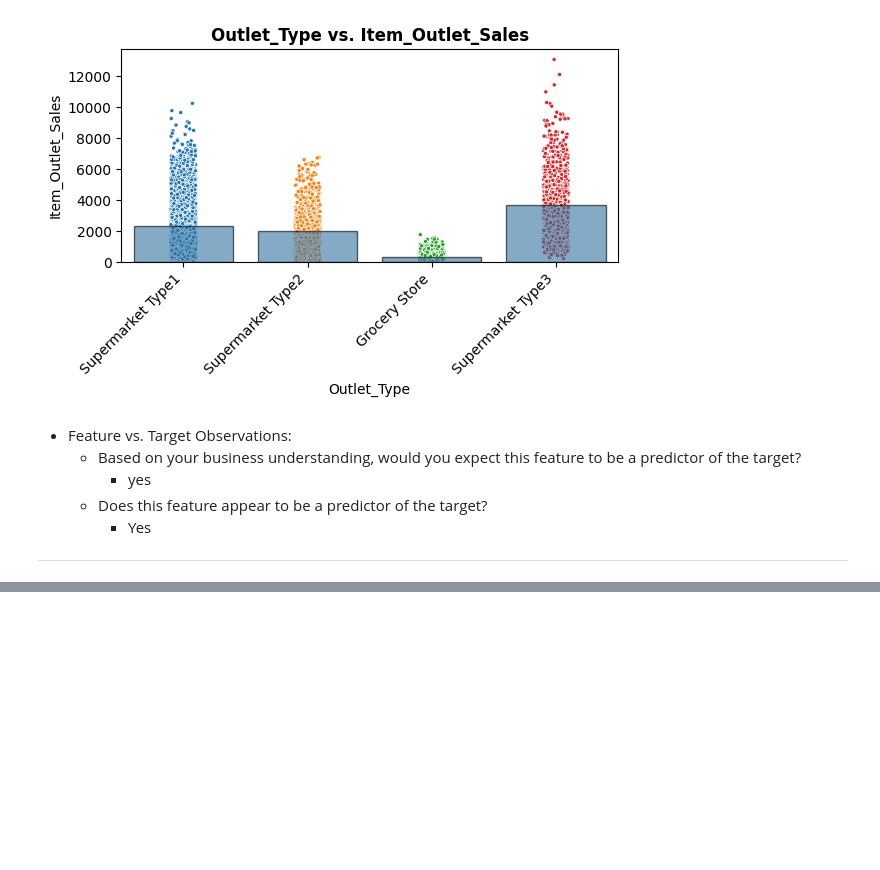
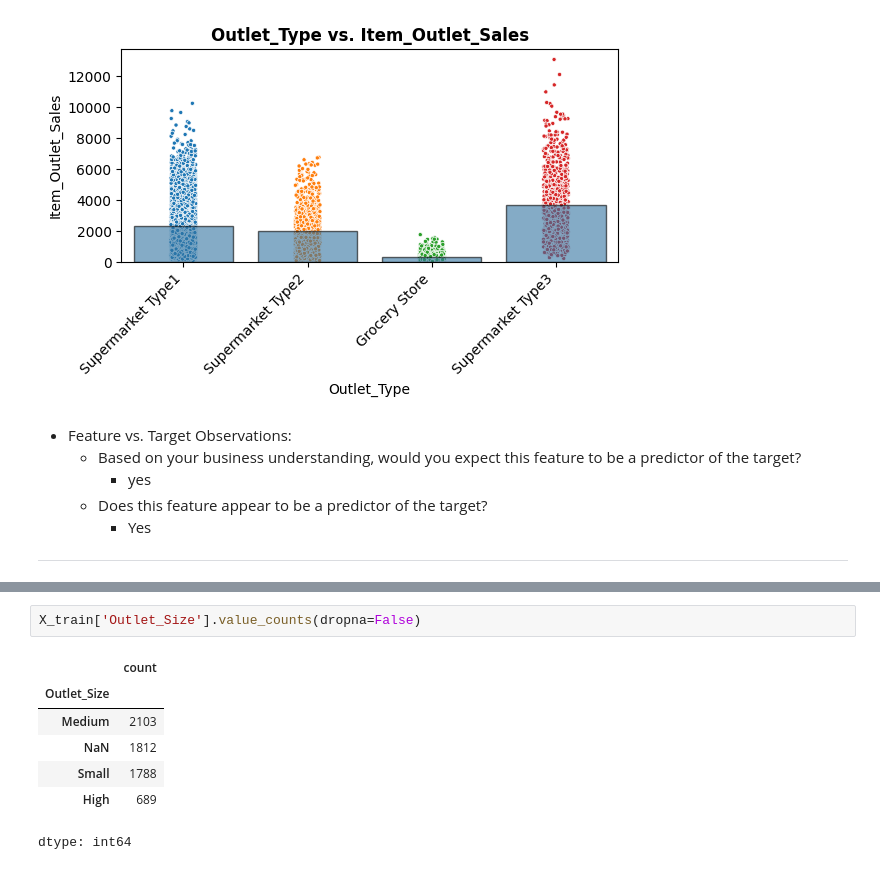
Before and after one commit to KamalRiad90/Prediction-of-Product-Sales, a Jupyter notebook: Prediction_of_Product_Sales.ipynb, the cells around one changed output, grey strips where cells are left out. Cells and saved outputs as stored; diff of their text form; blank space fills up the shorter version.

```diff
--- a/Prediction_of_Product_Sales.ipynb
+++ b/Prediction_of_Product_Sales.ipynb
@@ -936,0 +1088,10 @@ ___
+# %%
+X_train['Outlet_Size'].value_counts(dropna=False)
+# %% [output]
+|  | count |
+| Outlet_Size |  |
+| Medium | 2103 |
+| NaN | 1812 |
+| Small | 1788 |
+| High | 689 |
+dtype: int64
```
Also changed, not shown: parts of 24 cells of this notebook.
